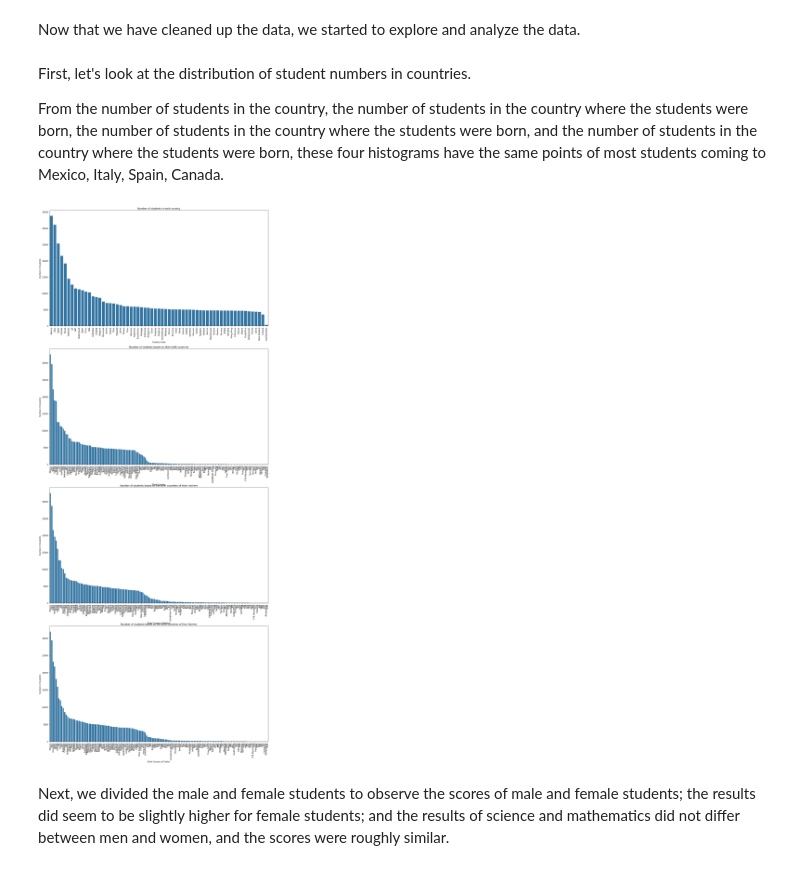
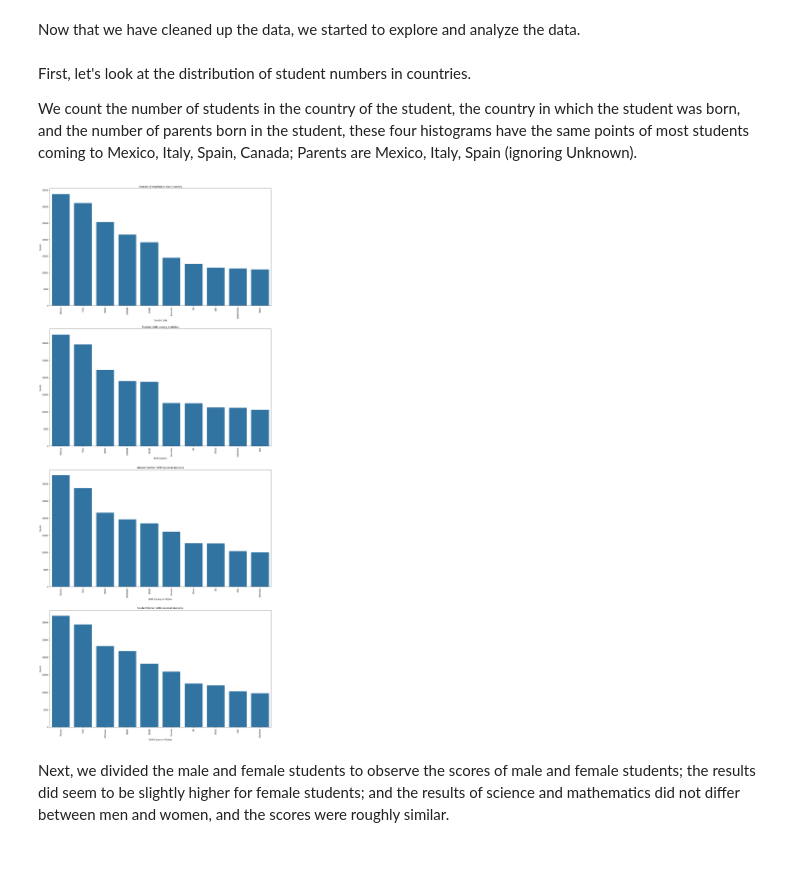
Before and after one commit to ManarOmar/hw-communicate-data-findings, a Jupyter notebook: exploration_template.ipynb, the cells around one changed output. Drawn from its saved outputs; the diff is of its cells as text; code cells hidden in the pictures.

```diff
--- a/exploration_template.ipynb
+++ b/exploration_template.ipynb
@@ -236,39 +236,39 @@ df_clean = pd.read_csv('pisa_data_clean.csv')
 # %% [markdown]
 First, let's look at the distribution of student numbers in countries.
 
-From the number of students in the country, the number of students in the country where the students were born, the number of students in the country where the students were born, and the number of students in the country where the students were born, these four histograms have the same points of most students coming to Mexico, Italy, Spain, Canada.
+We count the number of students in the country of the student, the country in which the student was born, and the number of parents born in the student, these four histograms have the same points of most students coming to Mexico, Italy, Spain, Canada; Parents are Mexico, Italy, Spain (ignoring Unknown).
 # %%
 plt.figure(figsize = [20, 50])
 
 plt.subplot(4, 1, 1)
 base_color = sb.color_palette()[0]
-sb.countplot(data = df_clean, x = 'Country Code', color = base_color, order=df_clean['Country Code'].value_counts().index)
+sb.countplot(data = df_clean, x = 'Country Code', color = base_color, order=df_clean['Country Code'].value_counts().index[:10])
 plt.title('Number of students in each country')
 plt.xticks(rotation='vertical');
-plt.ylabel('Number of students');
+plt.ylabel('Counts');
 
 plt.subplot(4, 1, 2)
 base_color = sb.color_palette()[0]
-sb.countplot(data = df_clean, x = 'Birth Country', color = base_color, order=df_clean['Birth Country'].value_counts().index)
-plt.title('Number of students based on their birth countries')
+sb.countplot(data = df_clean, x = 'Birth Country', color = base_color, order=df_clean['Birth Country'].value_counts().index[:10])
+plt.title('Student birth country statistics')
 plt.xticks(rotation='vertical');
-plt.ylabel('Number of students');
+plt.ylabel('Counts');
 
 plt.subplot(4, 1, 3)
 base_color = sb.color_palette()[0]
-sb.countplot(data = df_clean, x = 'Birth Country of Mother', color = base_color, order=df_clean['Birth Country of Mother'].value_counts().index)
-plt.title('Number of students based on the birth countries of their mothers')
+sb.countplot(data = df_clean, x = 'Birth Country of Mother', color = base_color, order=df_clean['Birth Country of Mother'].value_counts().index[:10])
+plt.title('Student mother birth national statistics')
 plt.xticks(rotation='vertical');
-plt.ylabel('Number of students');
+plt.ylabel('Counts');
 
 plt.subplot(4, 1, 4)
 base_color = sb.color_palette()[0]
-sb.countplot(data = df_clean, x = 'Birth Country of Father', color = base_color, order=df_clean['Birth Country of Father'].value_counts().index)
-plt.title('Number of students based on the birth countries of their fathers')
+sb.countplot(data = df_clean, x = 'Birth Country of Father', color = base_color, order=df_clean['Birth Country of Father'].value_counts().index[:10])
+plt.title('Student father birth national statistics')
 plt.xticks(rotation='vertical');
-plt.ylabel('Number of students');
+plt.ylabel('Counts');
 # %% [output]
-[figure, old version]
+[figure, new version]
 # %% [markdown]
 Next, we divided the male and female students to observe the scores of male and female students; the results did seem to be slightly higher for female students; and the results of science and mathematics did not differ between men and women, and the scores were roughly similar.
 # %%
```
Also changed, not shown: parts of 11 cells of this notebook, 5 other files.
